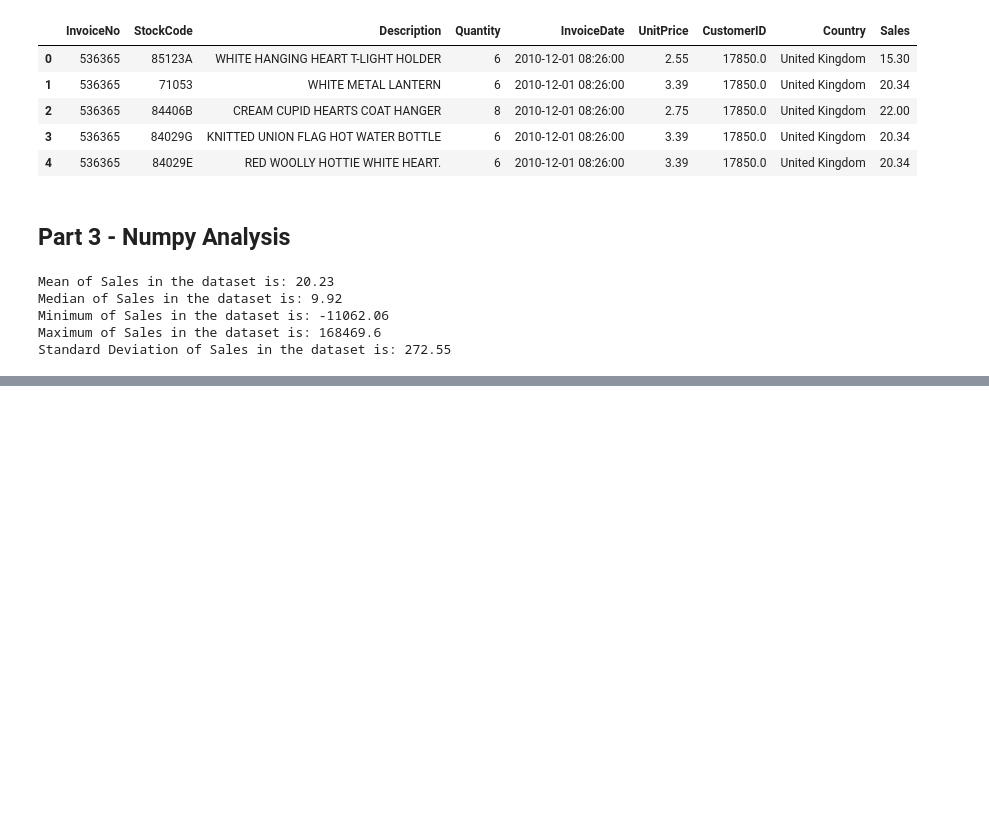
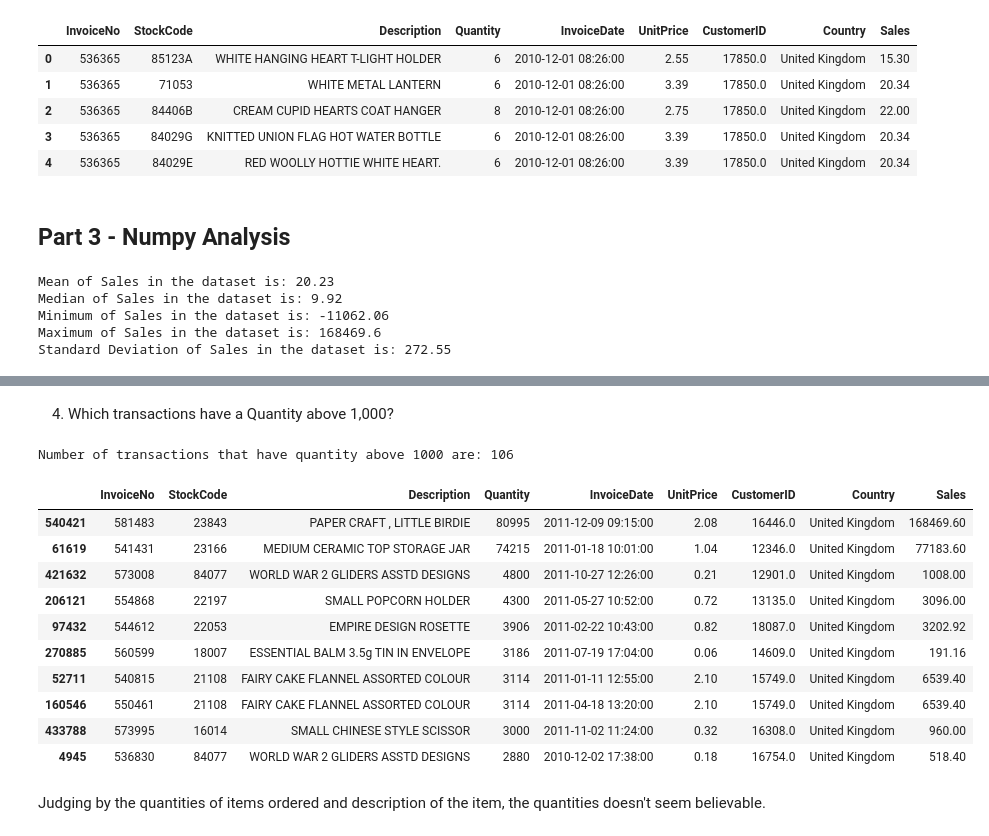
Before and after one commit to VishnuCodes96/Rebounce-Applied-AI-and-Analytics-Codes, a Jupyter notebook: python_301.ipynb, the cells around one changed output, grey strips where cells are left out. Cells and saved outputs as stored; diff of their text form; code cells hidden in the pictures; blank space fills up the shorter version.

```diff
--- a/python_301.ipynb
+++ b/python_301.ipynb
@@ -187,0 +221,21 @@ The median gives a better idea of what a normal or typical transaction looks lik
+# %% [markdown]
+4. Which transactions have a Quantity above 1,000?
+# %%
+quant_abv_1000 = clean_df[clean_df['Quantity'] > 1000].sort_values('Quantity',ascending=False)
+print(f'Number of transactions that have quantity above 1000 are: {quant_abv_1000.shape[0]}')
+quant_abv_1000.head(10)
+# %% [output]
+Number of transactions that have quantity above 1000 are: 106
+|  | InvoiceNo | StockCode | Description | Quantity | InvoiceDate | UnitPrice | CustomerID | Country | Sales |
+| 540421 | 581483 | 23843 | PAPER CRAFT , LITTLE BIRDIE | 80995 | 2011-12-09 09:15:00 | 2.08 | 16446.0 | United Kingdom | 168469.60 |
+| 61619 | 541431 | 23166 | MEDIUM CERAMIC TOP STORAGE JAR | 74215 | 2011-01-18 10:01:00 | 1.04 | 12346.0 | United Kingdom | 77183.60 |
+| 421632 | 573008 | 84077 | WORLD WAR 2 GLIDERS ASSTD DESIGNS | 4800 | 2011-10-27 12:26:00 | 0.21 | 12901.0 | United Kingdom | 1008.00 |
+| 206121 | 554868 | 22197 | SMALL POPCORN HOLDER | 4300 | 2011-05-27 10:52:00 | 0.72 | 13135.0 | United Kingdom | 3096.00 |
+| 97432 | 544612 | 22053 | EMPIRE DESIGN ROSETTE | 3906 | 2011-02-22 10:43:00 | 0.82 | 18087.0 | United Kingdom | 3202.92 |
+| 270885 | 560599 | 18007 | ESSENTIAL BALM 3.5g TIN IN ENVELOPE | 3186 | 2011-07-19 17:04:00 | 0.06 | 14609.0 | United Kingdom | 191.16 |
+| 52711 | 540815 | 21108 | FAIRY CAKE FLANNEL ASSORTED COLOUR | 3114 | 2011-01-11 12:55:00 | 2.10 | 15749.0 | United Kingdom | 6539.40 |
+| 160546 | 550461 | 21108 | FAIRY CAKE FLANNEL ASSORTED COLOUR | 3114 | 2011-04-18 13:20:00 | 2.10 | 15749.0 | United Kingdom | 6539.40 |
+| 433788 | 573995 | 16014 | SMALL CHINESE STYLE SCISSOR | 3000 | 2011-11-02 11:24:00 | 0.32 | 16308.0 | United Kingdom | 960.00 |
+| 4945 | 536830 | 84077 | WORLD WAR 2 GLIDERS ASSTD DESIGNS | 2880 | 2010-12-02 17:38:00 | 0.18 | 16754.0 | United Kingdom | 518.40 |
+# %% [markdown]
+Judging by the quantities of items ordered and description of the item, the quantities doesn't seem believable.
```
Also changed, not shown: parts of 8 cells of this notebook.
